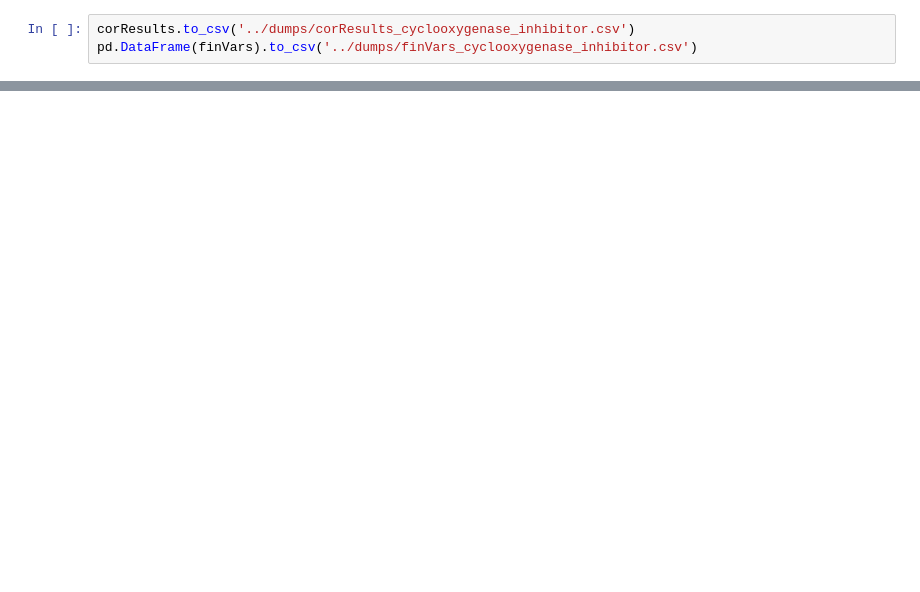
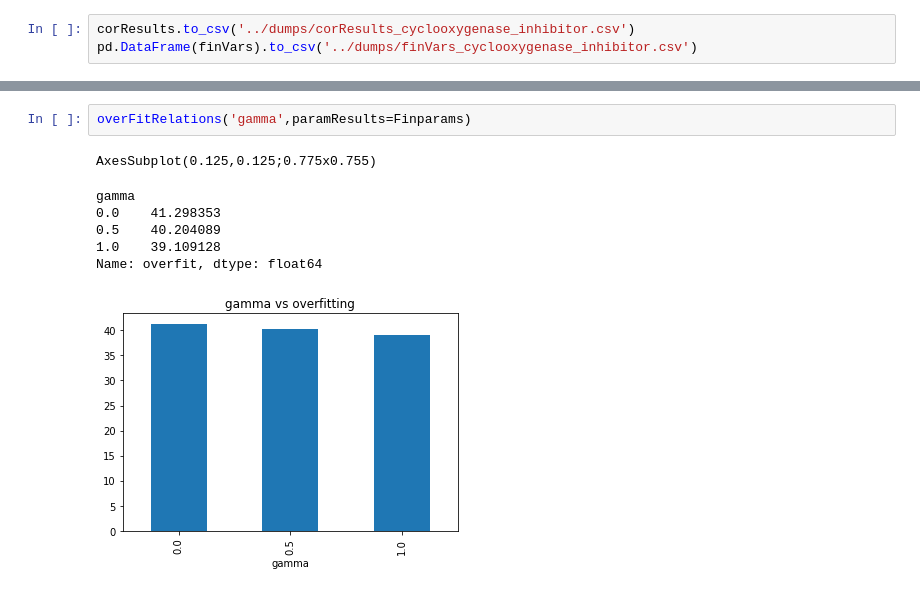
Before and after one commit to Seeker875/MoADrugDiscovery, a Jupyter notebook: dev/xgBoostParamTune.ipynb, the cells around one changed output, grey strips where cells are left out. Saved outputs shown, nothing was run; the diff lists cells and outputs as text; blank space fills up the shorter version.

```diff
--- a/dev/xgBoostParamTune.ipynb
+++ b/dev/xgBoostParamTune.ipynb
@@ -913,0 +987,10 @@ pd.DataFrame(finVars).to_csv('../dumps/finVars_cyclooxygenase_inhibitor.csv')
+# %%
+overFitRelations('gamma',paramResults=Finparams)
+# %% [output]
+AxesSubplot(0.125,0.125;0.775x0.755)
+gamma
+0.0    41.298353
+0.5    40.204089
+1.0    39.109128
+Name: overfit, dtype: float64
+[figure, added]
```
Also changed, not shown: parts of 18 cells of this notebook, 2 other files.
